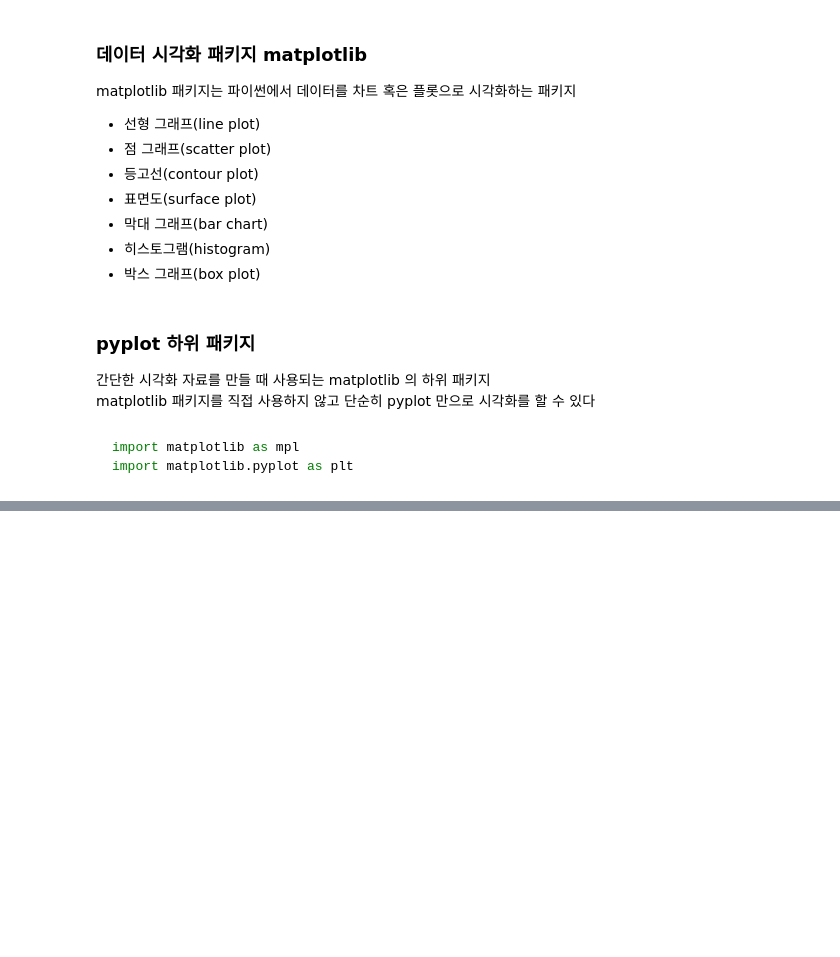
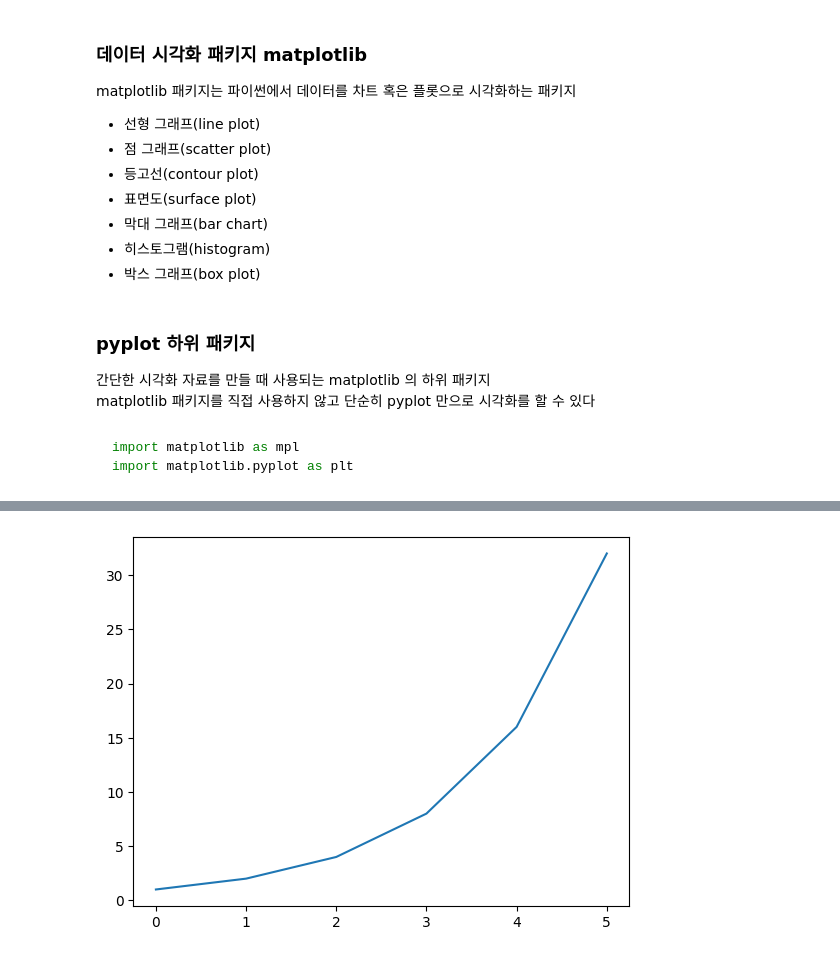
Before and after one commit to rmldldldl0309/Review, a Jupyter notebook: pythonworkspace/matplotlob_visualize_data/matblotlib_basic.ipynb, the cells around one changed output, grey strips where cells are left out. Saved outputs shown, nothing was run; the diff lists cells and outputs as text; code cells hidden in the pictures; blank space fills up the shorter version.

```diff
--- a/pythonworkspace/matplotlob_visualize_data/matblotlib_basic.ipynb
+++ b/pythonworkspace/matplotlob_visualize_data/matblotlib_basic.ipynb
@@ -40,0 +71,5 @@ plt.rcParams['axes.unicode_minus'] = False
+# %%
+plt.plot([1, 2, 4, 8, 16, 32])
+plt.show()
+# %% [output]
+[figure, added]
```
Also changed, not shown: parts of 28 cells of this notebook.
